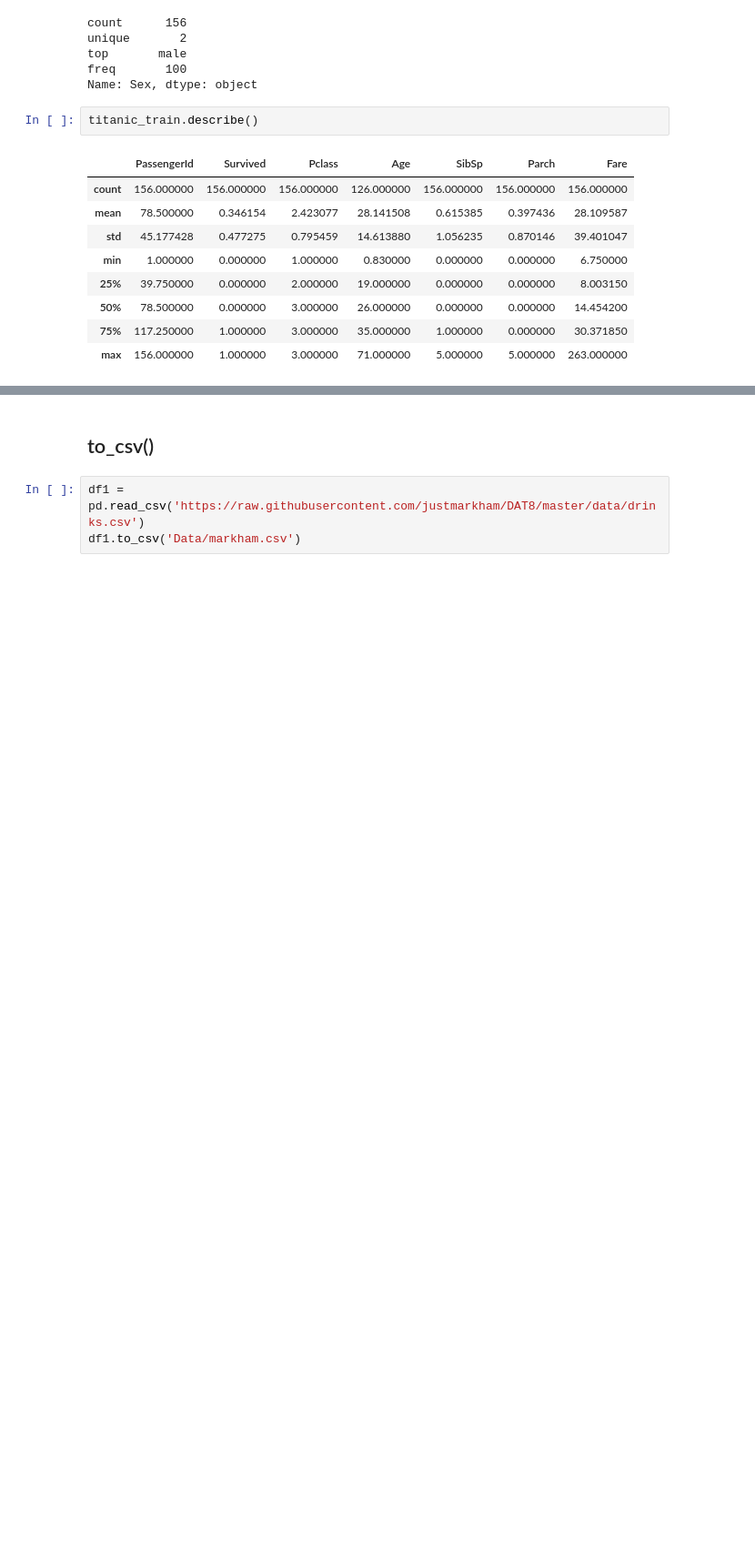
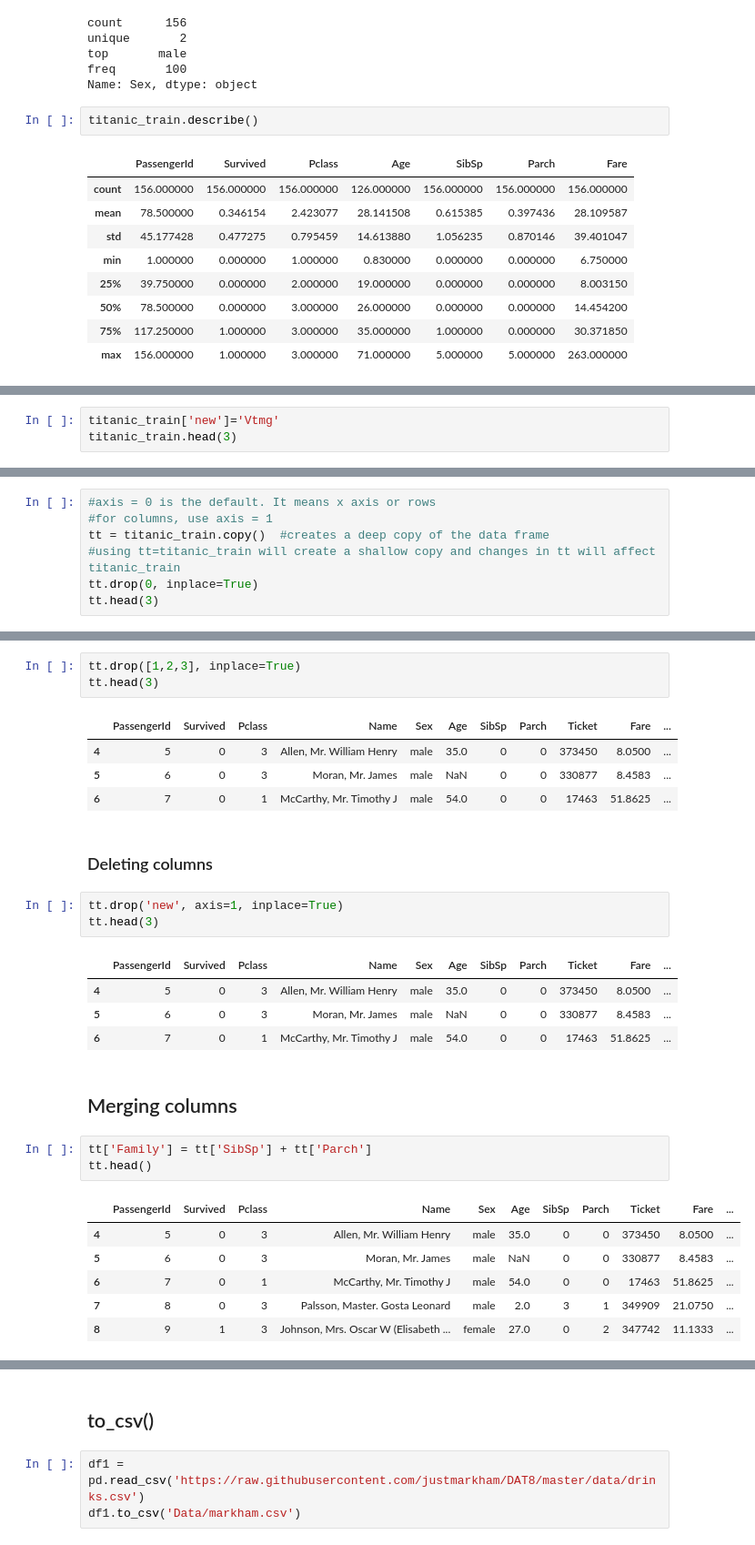
Before and after one commit to VargheseTresa/PythonForDataScience, a Jupyter notebook: Pandas Dataframe object methods.ipynb, the cells around one changed output, grey strips where cells are left out. Shown at 91% size. Drawn from its saved outputs; the diff is of its cells as text; blank space fills up the shorter version.

Commit message:
new data added

```diff
--- a/Pandas Dataframe object methods.ipynb
+++ b/Pandas Dataframe object methods.ipynb
@@ -337,0 +294,3 @@ sorted(titanic_train["Name"], reverse=True)
+# %%
+titanic_train['new']='Vtmg'
+titanic_train.head(3)
@@ -337,0 +306,7 @@ sorted(titanic_train["Name"], reverse=True)
+# %%
+#axis = 0 is the default. It means x axis or rows
+#for columns, use axis = 1
+tt = titanic_train.copy()  #creates a deep copy of the data frame
+#using tt=titanic_train will create a shallow copy and changes in tt will affect titanic_train
+tt.drop(0, inplace=True)
+tt.head(3)
@@ -337,0 +318,30 @@ sorted(titanic_train["Name"], reverse=True)
+# %%
+tt.drop([1,2,3], inplace=True)
+tt.head(3)
+# %% [output]
+|  | PassengerId | Survived | Pclass | Name | Sex | Age | SibSp | Parch | Ticket | Fare | ... |
+| 4 | 5 | 0 | 3 | Allen, Mr. William Henry | male | 35.0 | 0 | 0 | 373450 | 8.0500 | ... |
+| 5 | 6 | 0 | 3 | Moran, Mr. James | male | NaN | 0 | 0 | 330877 | 8.4583 | ... |
+| 6 | 7 | 0 | 1 | McCarthy, Mr. Timothy J | male | 54.0 | 0 | 0 | 17463 | 51.8625 | ... |
+# %% [markdown]
+### Deleting columns
+# %%
+tt.drop('new', axis=1, inplace=True)
+tt.head(3)
+# %% [output]
+|  | PassengerId | Survived | Pclass | Name | Sex | Age | SibSp | Parch | Ticket | Fare | ... |
+| 4 | 5 | 0 | 3 | Allen, Mr. William Henry | male | 35.0 | 0 | 0 | 373450 | 8.0500 | ... |
+| 5 | 6 | 0 | 3 | Moran, Mr. James | male | NaN | 0 | 0 | 330877 | 8.4583 | ... |
+| 6 | 7 | 0 | 1 | McCarthy, Mr. Timothy J | male | 54.0 | 0 | 0 | 17463 | 51.8625 | ... |
+# %% [markdown]
+## Merging columns
+# %%
+tt['Family'] = tt['SibSp'] + tt['Parch']
+tt.head()
+# %% [output]
+|  | PassengerId | Survived | Pclass | Name | Sex | Age | SibSp | Parch | Ticket | Fare | ... |
+| 4 | 5 | 0 | 3 | Allen, Mr. William Henry | male | 35.0 | 0 | 0 | 373450 | 8.0500 | ... |
+| 5 | 6 | 0 | 3 | Moran, Mr. James | male | NaN | 0 | 0 | 330877 | 8.4583 | ... |
+| 6 | 7 | 0 | 1 | McCarthy, Mr. Timothy J | male | 54.0 | 0 | 0 | 17463 | 51.8625 | ... |
+| 7 | 8 | 0 | 3 | Palsson, Master. Gosta Leonard | male | 2.0 | 3 | 1 | 349909 | 21.0750 | ... |
+| 8 | 9 | 1 | 3 | Johnson, Mrs. Oscar W (Elisabeth ... | female | 27.0 | 0 | 2 | 347742 | 11.1333 | ... |
```
Also changed, not shown: parts of 45 cells of this notebook.
